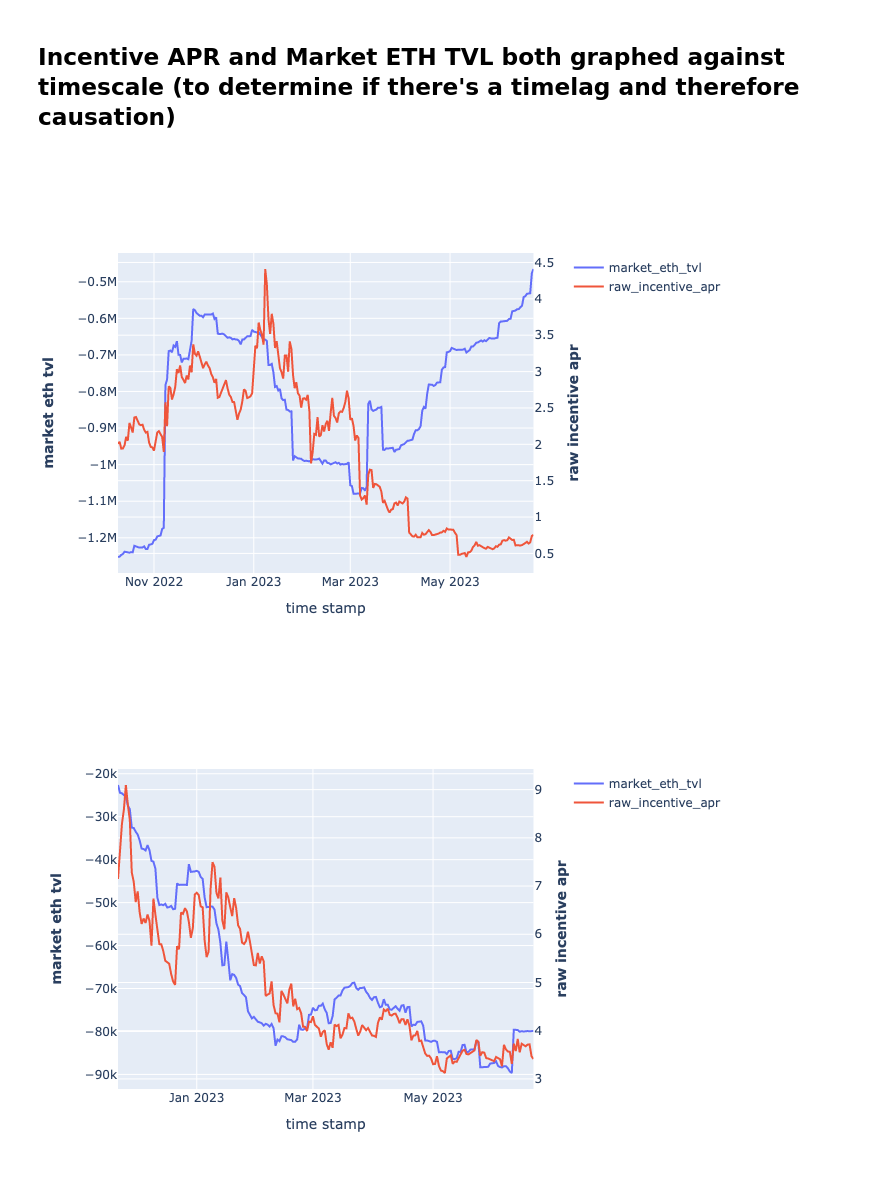
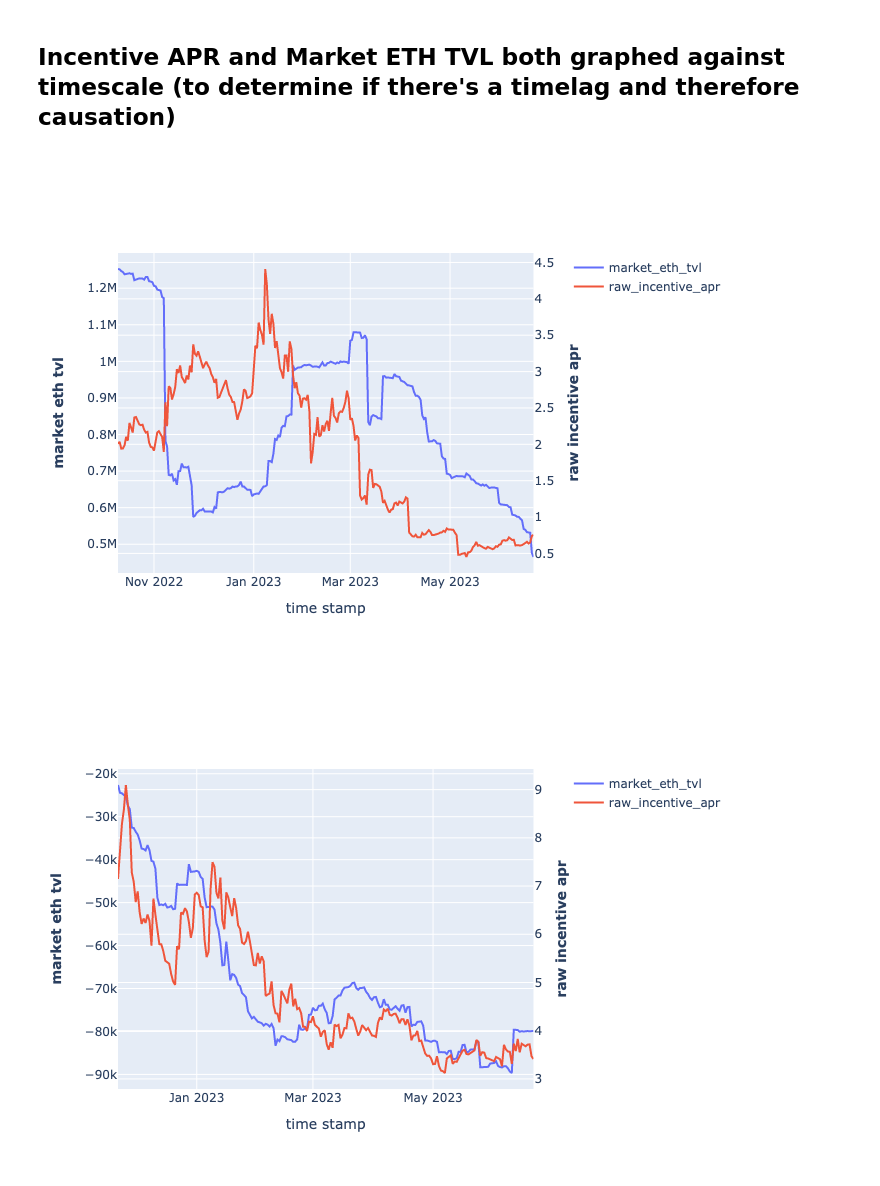
Before and after one commit to Tokemak/InternProject, a Jupyter notebook: internproject/intern_graphs.ipynb, the cells around one changed output. Saved outputs shown, nothing was run; the diff lists cells and outputs as text; code cells hidden in the pictures.

```diff
--- a/internproject/intern_graphs.ipynb
+++ b/internproject/intern_graphs.ipynb
@@ -122,29 +122,29 @@ px.scatter(wstETH_wETH_apr_df, x='market_eth_tvl', y='raw_incentive_apr')
 # %%
 import plotly.graph_objects as go
 from plotly.subplots import make_subplots
 
 # Create figure with secondary y-axis
 fig = make_subplots(specs=[[{"secondary_y": True}]])
 
 # Add traces
 fig.add_trace(
-    go.Scatter(x=stETH_ETH_apr_df.index, y=-stETH_ETH_apr_df['market_eth_tvl'], name='market_eth_tvl'),
+    go.Scatter(x=stETH_ETH_apr_df.index, y=stETH_ETH_apr_df['market_eth_tvl'], name='market_eth_tvl'),
     secondary_y=False,
 )
 
 fig.add_trace(
     go.Scatter(x=stETH_ETH_apr_df.index, y=stETH_ETH_apr_df['raw_incentive_apr'], name='raw_incentive_apr'),
     secondary_y=True,
 )
 
 # Set x-axis title
 fig.update_xaxes(title_text="time stamp")
 
 # Set y-axes titles
 fig.update_yaxes(title_text="<b>market eth tvl</b>", secondary_y=False)
 fig.update_yaxes(title_text="<b>raw incentive apr</b>", secondary_y=True)
 # %% [output]
-[figure, old version]
+[figure, new version]
 # %%
 import plotly.graph_objects as go
 from plotly.subplots import make_subplots
```
Also changed, not shown: parts of 3 cells of this notebook, 1 other file.
